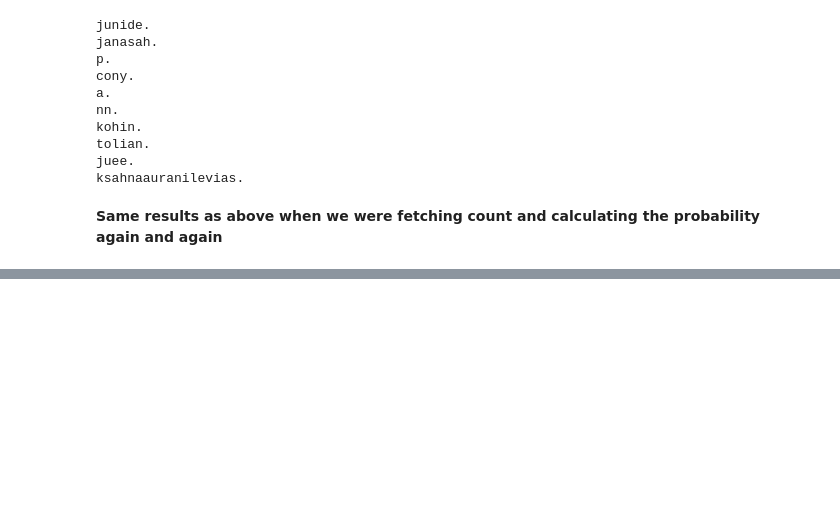
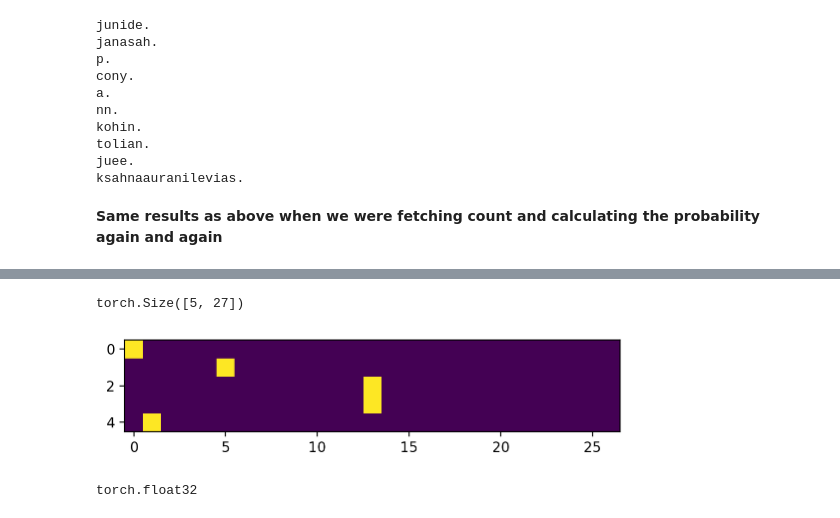
Before and after one commit to shushankai/makemore, a Jupyter notebook: makemore1.ipynb, the cells around one changed output, grey strips where cells are left out. Drawn from its saved outputs; the diff is of its cells as text; code cells hidden in the pictures; blank space fills up the shorter version.

```diff
--- a/makemore1.ipynb
+++ b/makemore1.ipynb
@@ -209,0 +312,25 @@ ksahnaauranilevias.
+# %%
+# Evalutating for any word
+
+log_likehood = 0.0
+n = 0
+
+for w in ['shushankx']:
+    chs = ['.'] + list(w) + ['.']
+    for chs1, chs2 in zip(chs, chs[1:]):
+        ix1 , ix2 = stoi[chs1], stoi[chs2]
+        prob = P[ix1, ix2]
+        logprob = torch.log(prob)
+        log_likehood += torch.log(prob)
+        n += 1
+        print(f"{chs1}{chs2}: {prob:.4f} {logprob:.4f}")
+
+print(f'{log_likehood=}')
+nll = -log_likehood
+print(f'{nll=}')
+print(f'{nll/n}')
+
+# 2.620375156402588 - which means that shushank is quite a proable word
+# but if we check for 'shushankx' we will get infinity as in our dataset we have kx prob = 0
+# to fix this we can just add N +1 when we are calculating the probabilities for the dataset this helps in smothing out the model
+# which change the likehood to 3.0959503650665283
@@ -209,0 +363,12 @@ ksahnaauranilevias.
+# %%
+# creating the dataset
+xs , ys = [], []
+
+for w in words[:1]:
+    chs = ['.'] + list(w) + ['.']
+    for ch1, ch2 in zip(chs, chs[1:]):
+        ix1, ix2 = stoi[ch1] , stoi[ch2]
+        xs.append(ix1), ys.append(ix2)
+
+xs = torch.tensor(xs)
+ys = torch.tensor(ys)
@@ -209,0 +386,3 @@ ksahnaauranilevias.
+# %%
+xenc = F.one_hot(xs, num_classes=27).float()
+xenc
@@ -209,0 +400,13 @@ ksahnaauranilevias.
+# %%
+xenc.shape
+# %% [output]
+torch.Size([5, 27])
+# %%
+plt.imshow(xenc)
+plt.show()
+# %% [output]
+[figure, added]
+# %%
+xenc.dtype
+# %% [output]
+torch.float32
```
Also changed, not shown: parts of 13 cells of this notebook.
